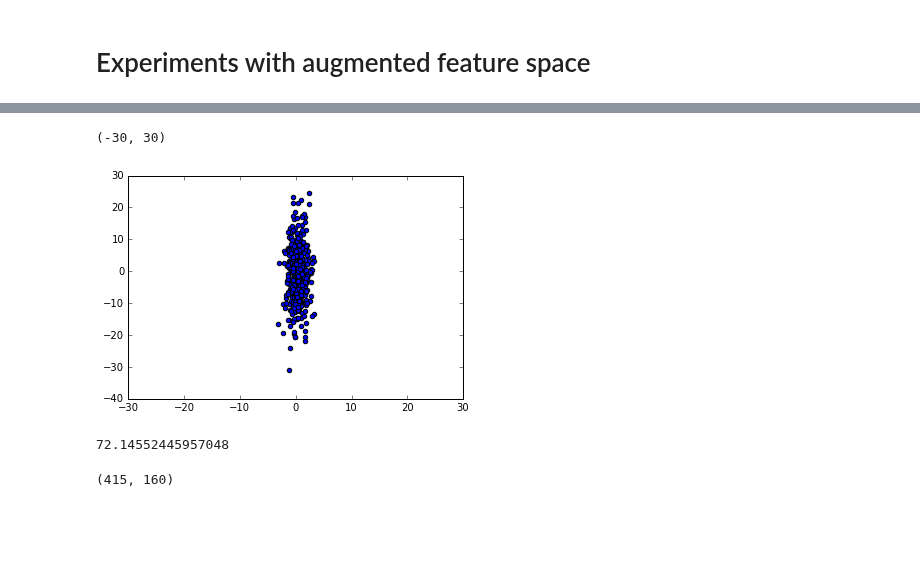
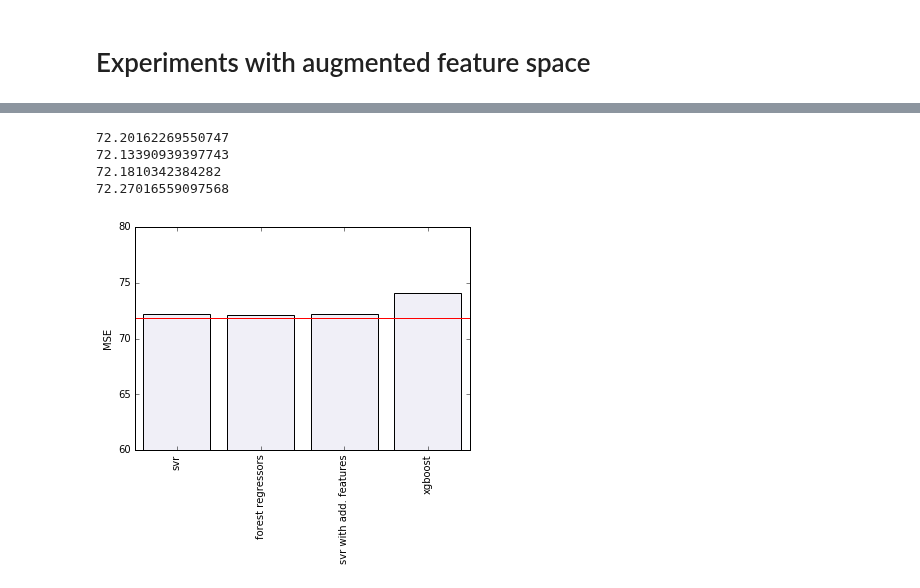
Before and after one commit to xgoogax/brainhack_abcd, a Jupyter notebook: data_preparation + PCA.ipynb, the cells around one changed output, grey strips where cells are left out. Drawn from its saved outputs; the diff is of its cells as text; code cells hidden in the pictures; blank space fills up the shorter version.

```diff
--- a/data_preparation + PCA.ipynb
+++ b/data_preparation + PCA.ipynb
@@ -363,21 +365,43 @@ print(mse(preds_extra, val_labels_extra))
-# %%
-plt.scatter(preds_extra, val_labels)
-plt.xlim(-30,30)
-# %% [output]
-(-30, 30)
-[figure, removed]
-# %%
-train_norm_data_extra = np.append(train_norm_data_e, np.hstack((frontal_coef, frontal_coef2)), axis=1)[:,100:]
-val_norm_data_extra = np.append(val_norm_data_e, np.hstack((frontal_coef_val, frontal_coef2_val)), axis=1)[:,100:]
-svr.fit(train_norm_data_extra, train_labels, sample_weight=weights)
-preds_with_adds = svr.predict(val_norm_data_extra) #only ratios
-print(mse(preds_with_adds, val_labels))
-# %% [output]
-72.14552445957048
-# %%
-val_norm_data_extra.shape
-# %% [output]
-(415, 160)
+# %%
+train_norm_data_e = np.nan_to_num(normalize_data(train_data_extra))
+val_norm_data_e = np.nan_to_num(normalize_data(val_data_extra))
+
+_, svr_mse_e = run_experiment(svr, train_norm_data_e, train_labels, val_norm_data_e, val_labels)
+print(svr_mse_e)
+
+
+_, forest_mse_e = run_experiment(forest_regressor, train_norm_data_e, train_labels, val_norm_data_e, val_labels)
+print(forest_mse_e)
+
+train_norm_data_e_ratios = np.append(train_norm_data_e, np.hstack((frontal_coef, frontal_coef2)), axis=1)
+val_norm_data_e_ratios = np.append(val_norm_data_e, np.hstack((frontal_coef_val, frontal_coef2_val)), axis=1)
+_, preds_with_adds_e = run_experiment(svr, train_norm_data_e_ratios, train_labels, \
+                                    val_norm_data_e_ratios, val_labels) #only ratios
+print(preds_with_adds_e)
+
+
+_, xgb_mse_e = run_experiment(xgb_reg, train_norm_data_e, train_labels, val_norm_data_e, val_labels)
+print(xgb_mse)
+# %% [output]
+72.20162269550747
+72.13390939397743
+72.1810342384282
+72.27016559097568
+# %%
+baseline = majority_mse
+results = [svr_mse_e,  forest_mse_e, preds_with_adds_e, xgb_mse_e]
+labels = ['svr', 'forest regressors', 'svr with add. features', 'xgboost']
+
+plt.bar([x for x in range(len(results))], results, color='#f0eff7', tick_label=labels, align='center')
+plt.plot([x-0.5 for x in range(len(results)+1)], [baseline for x in range(len(results)+1)], color='red')
+plt.ylim(60,80)
+plt.xticks(rotation=90)
+plt.ylabel("MSE")
+plt.legend()
+
+plt.show()
+# %% [output]
+[figure, added]
 # %%
 prefrontal_list = pd.read_csv('data/prefrontal_list.csv', header=None)
 prefrontal_ids = [list(dataset_columns).index(x)-1 for x in list(prefrontal_list.values[0])]
```
Also changed, not shown: parts of 21 cells of this notebook, 1 other file.
